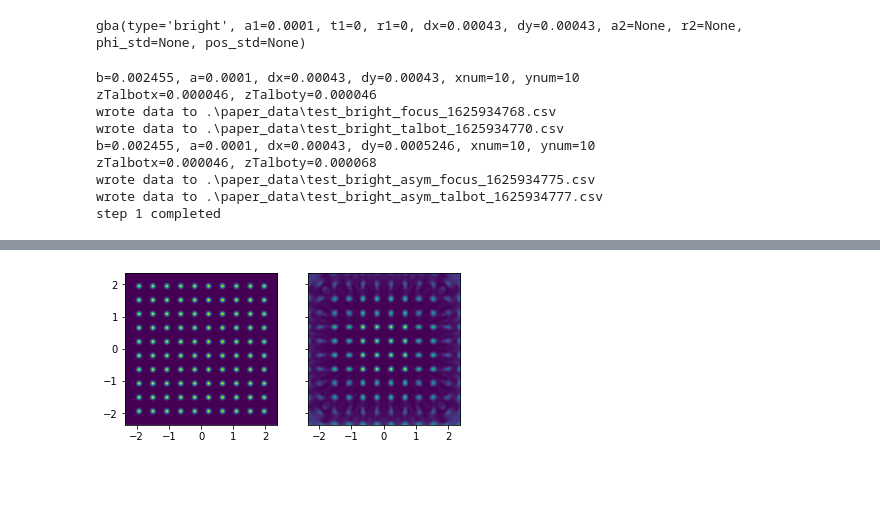
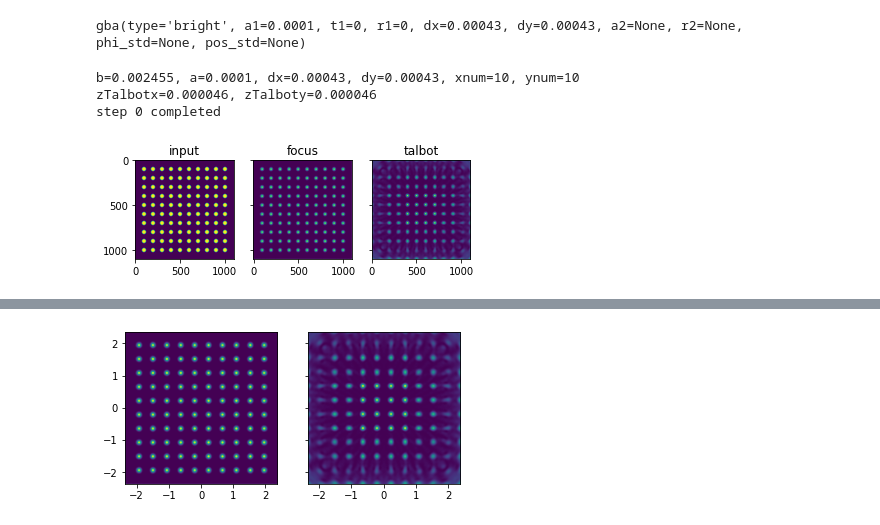
Before and after one commit to prhuft/fourier-optics, a Jupyter notebook: gba/parametric_gba_plots.ipynb, the cells around one changed output, grey strips where cells are left out. Drawn from its saved outputs; the diff is of its cells as text; code cells hidden in the pictures; blank space fills up the shorter version.

Commit message:
save input intensity too

```diff
--- a/gba/parametric_gba_plots.ipynb
+++ b/gba/parametric_gba_plots.ipynb
@@ -307,4 +186,0 @@ idx
-# %%
-metadata = f"lambda={lmbda}, f1={f1}, f2={f2}, xnum={xnum}, ynum={ynum}, a1={a1}, dx={dx}, \
-dy={dy}, pts={pts}, phi_std={phi_std}, pos_std={pos_std}, \
-r1={r1}, t1={t1}, a2={a2}, r2={r2}"
@@ -319,6 +186,0 @@ abs(1+1j)
-# %%
-# test function saving
-
-fname = 'test.csv'
-filepath = os.path.join(imagedir,fname)
-soln_to_csv(filepath,abs(talbot_field),labels=None,metastr=metadata)
@@ -363,13 +211,13 @@ gba(type='bright', a1=0.0001, t1=0, r1=0, dx=0.00043, dy=0.00043, a2=None, r2=No
 # reproduce standard bright array and save the image data
 
 # list of gba configurations over which to iterate
-configurations = [gba('bright',1e-4,0,0,4.3e-4,4.3e-4),
-                  gba('bright_asym',1e-4,0,0,4.3e-4,1.22*4.3e-4)]
+configurations = [gba('bright',1e-4,0,0,4.3e-4,4.3e-4)]#,
+#                   gba('bright_asym',1e-4,0,0,4.3e-4,1.22*4.3e-4)]
 # %%
-plot=False
-savedata=True
+plot=True
+savedata=False
 
-labels = ['focus','talbot'] # output axial plane
+labels = ['input','focus','talbot'] # output axial plane
 
 for i,cfg in enumerate(configurations):
 
@@ -458,45 +306,42 @@ for i,cfg in enumerate(configurations):
                                  logging=False)
 
         if z2 == f2:
             focal_field = field2
         else:
             talbot_field = field2
 
     if plot:
-        fig,axes = plt.subplots(ncols=2,sharey=True)
+        fig,axes = plt.subplots(ncols=3,sharey=True)
 
     metadata=f"lambda={lmbda}, f1={f1}, f2={f2}, xnum={xnum}, ynum={ynum}, a1={a1}, dx={dx}, \
         dy={dy}, pts={pts}, phi_std={phi_std}, pos_std={pos_std}, \
-        r1={r1}, t1={t1}, a2={a2}, r2={r2}"
+        r1={r1}, t1={t1}, a2={a2}, r2={r2}, zTalbotx={zTalbotx}, \
+        zTalboty={zTalboty}"
 
-    for l,output_field,z2,ax in zip(
-        labels,[focal_field,talbot_field],zvals,axes):
-        I2_xy = conjugate(output_field)*output_field
-        if f2 - z2 == 0:
+    for l,field,z2,ax in zip(
+        labels,[field0,focal_field,talbot_field],[0]+zvals,axes):
+        I2_xy = conjugate(field)*field
+        if z2 == f2 or z2 == 0:
             I2xy_max = amax(I2_xy)
         I2_xy /= I2xy_max
         I2_xy = real(I2_xy)
 
         # plot
         if plot:
             mmscl = 1e3
-            ax.set_aspect('equal')
-            cax = ax.imshow(I2_xy,extent=[-w*mmscl,w*mmscl,-w*mmscl,w*mmscl])
+            ax.set_title(l)
+#             ax.set_aspect('equal')
+            cax = ax.imshow(I2_xy) #,extent=[-w*mmscl,w*mmscl,-w*mmscl,w*mmscl])
             cax.set_norm(colors.Normalize(vmin=0, vmax=1))
 
         if savedata:
             fname = f'test_{name}_{l}_{int(time())}.csv'
             filepath = os.path.join(imagedir,fname)
             soln_to_csv(filepath, I2_xy, labels=False, metastr=metadata)
 
 print(f"step {i} completed")
 # %% [output]
 b=0.002455, a=0.0001, dx=0.00043, dy=0.00043, xnum=10, ynum=10
 zTalbotx=0.000046, zTalboty=0.000046
-wrote data to .\paper_data\test_bright_focus_1625934768.csv
-wrote data to .\paper_data\test_bright_talbot_1625934770.csv
-b=0.002455, a=0.0001, dx=0.00043, dy=0.0005246, xnum=10, ynum=10
-zTalbotx=0.000046, zTalboty=0.000068
-wrote data to .\paper_data\test_bright_asym_focus_1625934775.csv
-wrote data to .\paper_data\test_bright_asym_talbot_1625934777.csv
-step 1 completed
+step 0 completed
+[figure, added]
```
Also changed, not shown: parts of 16 cells of this notebook.
